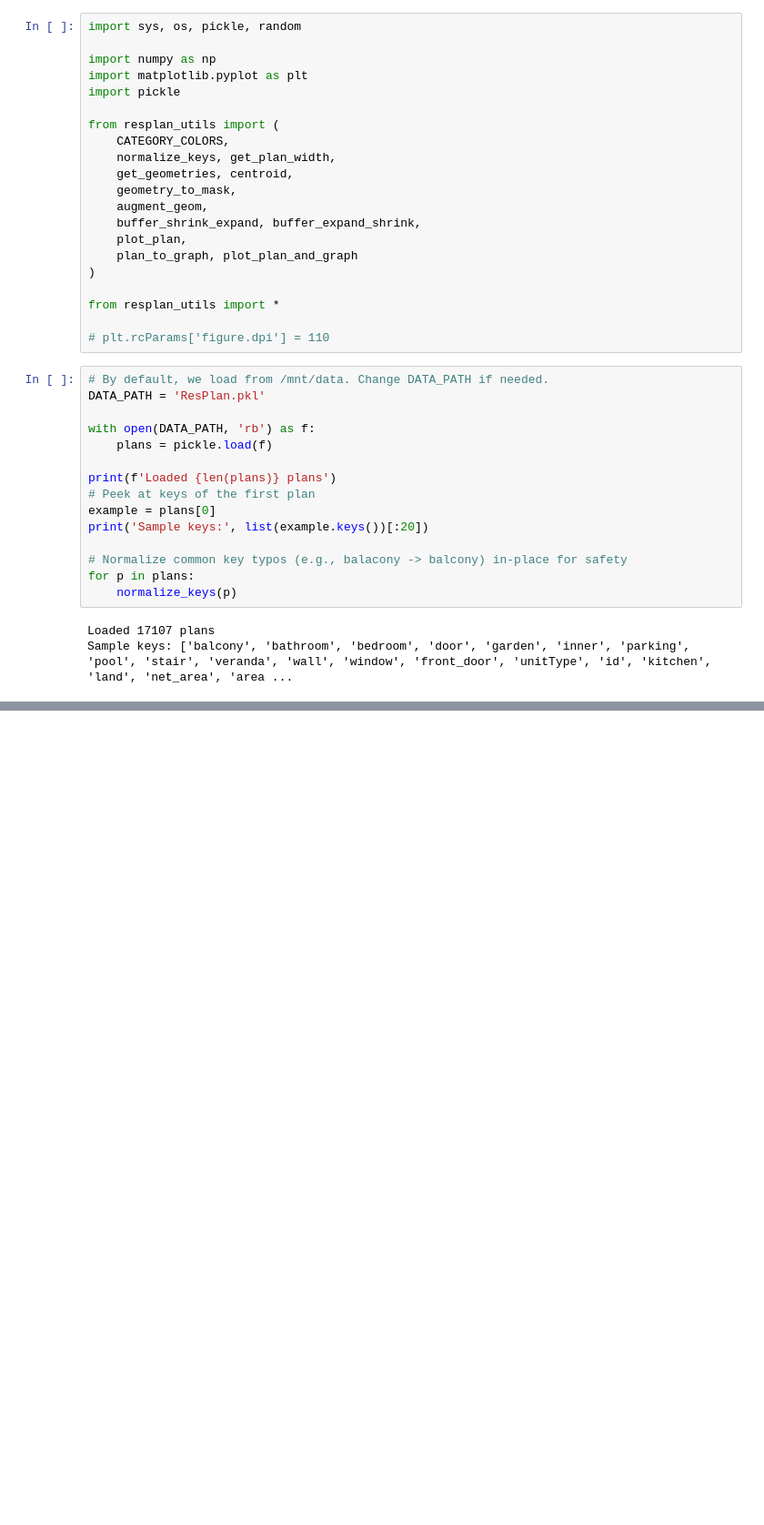
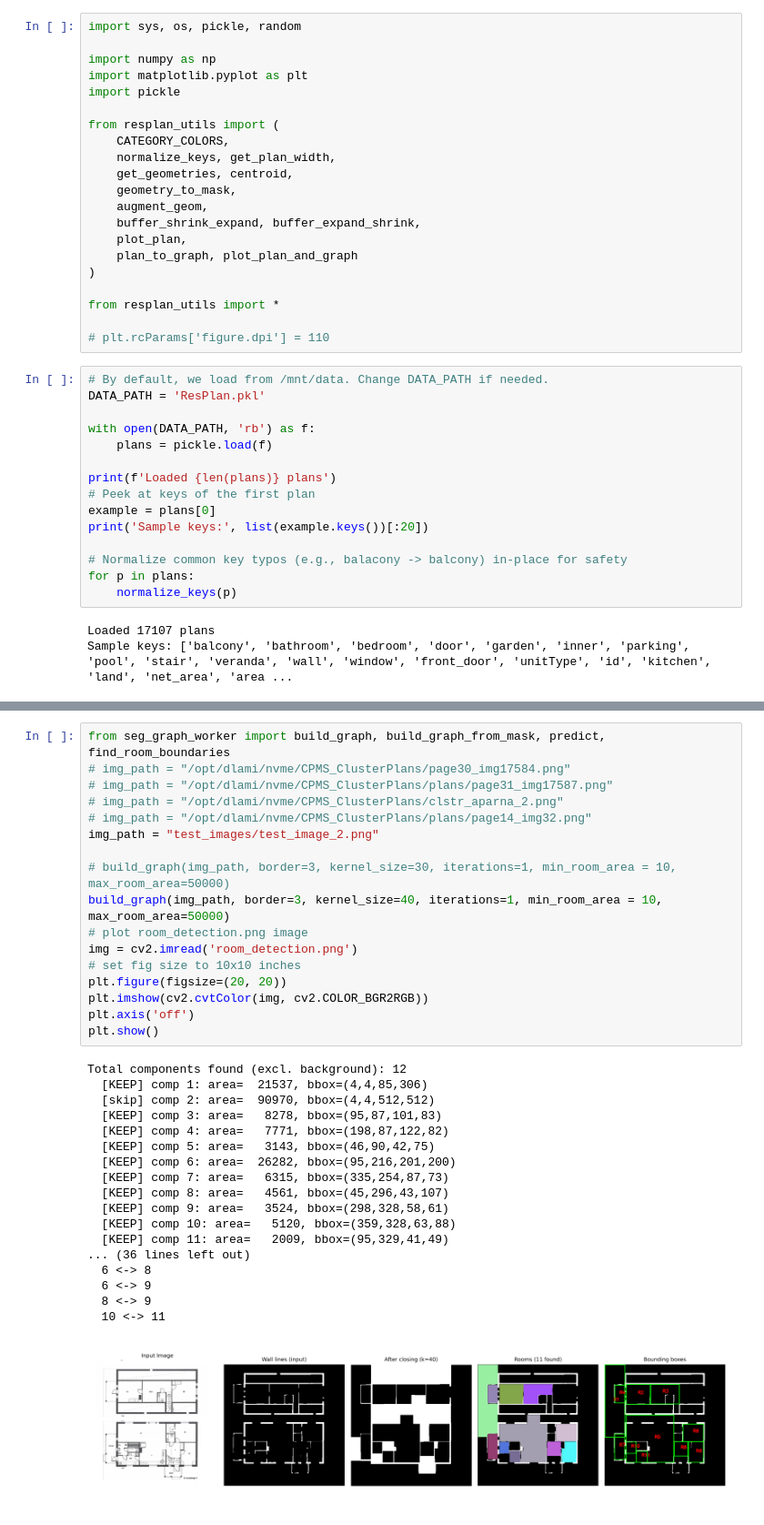
Before and after one commit to butchi-adari-tcgls/mitunet_2d_seg, a Jupyter notebook: resplan_analysis.ipynb, the cells around one changed output, grey strips where cells are left out. Shown at 91% size. Drawn from its saved outputs; the diff is of its cells as text; blank space fills up the shorter version.

```diff
--- a/resplan_analysis.ipynb
+++ b/resplan_analysis.ipynb
@@ -93,0 +92,36 @@ Detected 10 rooms
+# %%
+from seg_graph_worker import build_graph, build_graph_from_mask, predict, find_room_boundaries
+# img_path = "/opt/dlami/nvme/CPMS_ClusterPlans/page30_img17584.png"
+# img_path = "/opt/dlami/nvme/CPMS_ClusterPlans/plans/page31_img17587.png"
+# img_path = "/opt/dlami/nvme/CPMS_ClusterPlans/clstr_aparna_2.png"
+# img_path = "/opt/dlami/nvme/CPMS_ClusterPlans/plans/page14_img32.png"
+img_path = "test_images/test_image_2.png"
+
+# build_graph(img_path, border=3, kernel_size=30, iterations=1, min_room_area = 10, max_room_area=50000)
+build_graph(img_path, border=3, kernel_size=40, iterations=1, min_room_area = 10, max_room_area=50000)
+# plot room_detection.png image
+img = cv2.imread('room_detection.png')
+# set fig size to 10x10 inches
+plt.figure(figsize=(20, 20))
+plt.imshow(cv2.cvtColor(img, cv2.COLOR_BGR2RGB))
+plt.axis('off')
+plt.show()
+# %% [output]
+Total components found (excl. background): 12
+  [KEEP] comp 1: area=  21537, bbox=(4,4,85,306)
+  [skip] comp 2: area=  90970, bbox=(4,4,512,512)
+  [KEEP] comp 3: area=   8278, bbox=(95,87,101,83)
+  [KEEP] comp 4: area=   7771, bbox=(198,87,122,82)
+  [KEEP] comp 5: area=   3143, bbox=(46,90,42,75)
+  [KEEP] comp 6: area=  26282, bbox=(95,216,201,200)
+  [KEEP] comp 7: area=   6315, bbox=(335,254,87,73)
+  [KEEP] comp 8: area=   4561, bbox=(45,296,43,107)
+  [KEEP] comp 9: area=   3524, bbox=(298,328,58,61)
+  [KEEP] comp 10: area=   5120, bbox=(359,328,63,88)
+  [KEEP] comp 11: area=   2009, bbox=(95,329,41,49)
+... (36 lines left out)
+  6 <-> 8
+  6 <-> 9
+  8 <-> 9
+  10 <-> 11
+[figure, added]
```
Also changed, not shown: parts of 6 cells of this notebook.
